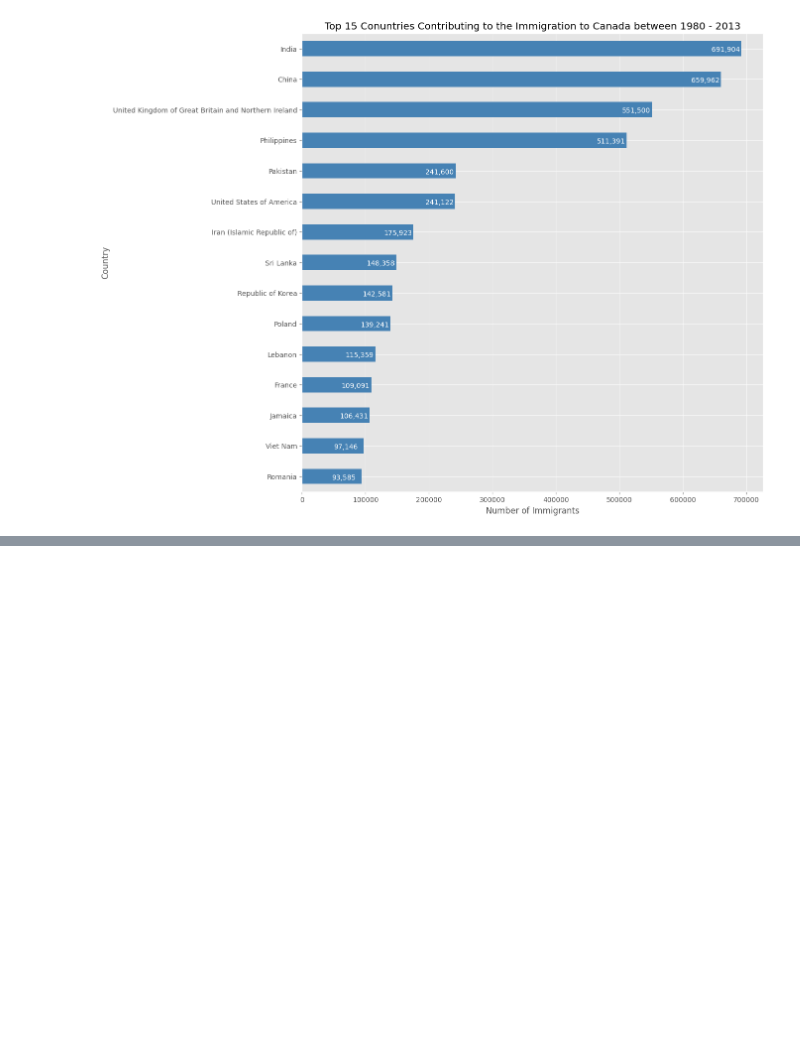
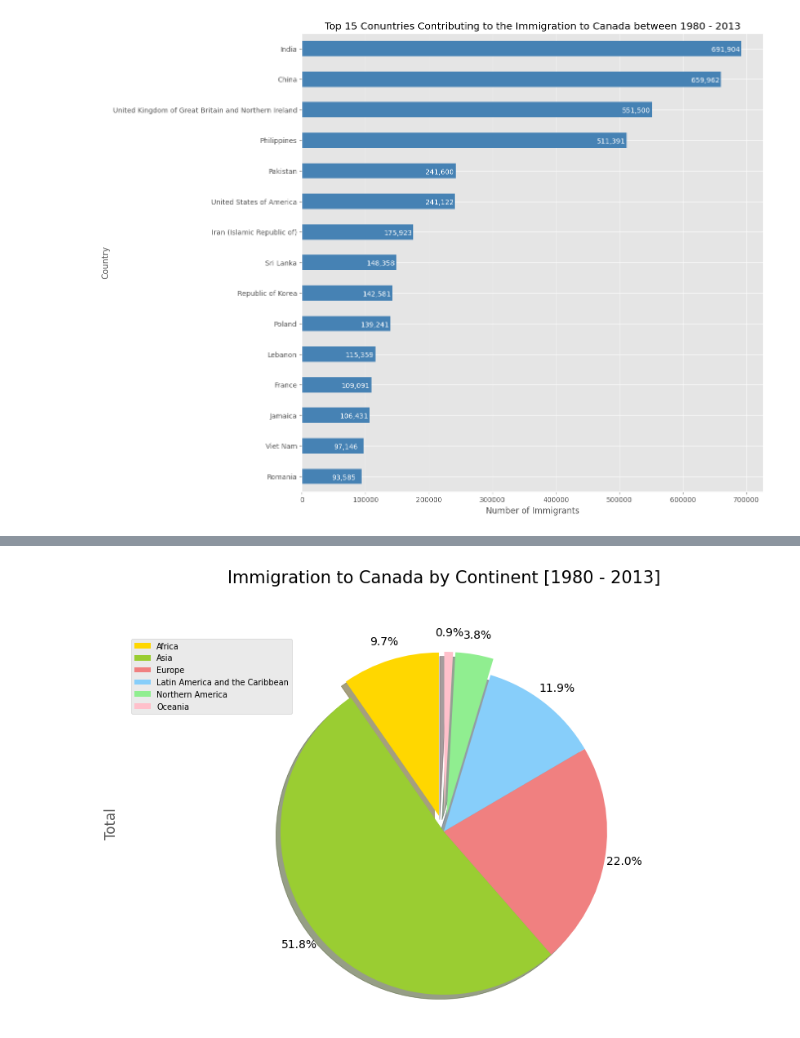
Before and after one commit to Divya13-lab/Git_Projects, a Jupyter notebook: Visualization.ipynb, the cells around one changed output, grey strips where cells are left out. Drawn from its saved outputs; the diff is of its cells as text; code cells hidden in the pictures; blank space fills up the shorter version.

```diff
--- a/Visualization.ipynb
+++ b/Visualization.ipynb
@@ -273,0 +278,7 @@ plt.show()
+# %%
+# group countries by continents and apply sum() function and the method is spliting data
+df_continents = df_can.groupby('Continent', axis=0).sum()
+
+print(type(df_can.groupby('Continent', axis=0)))
+
+df_continents.head()
@@ -273,0 +295,26 @@ plt.show()
+# %%
+colors_list = ['gold', 'yellowgreen', 'lightcoral', 'lightskyblue', 'lightgreen', 'pink']
+explode_list = [0.1, 0, 0, 0, 0.1, 0.1]
+# explode_list = [0.0, 0, 0, 0.1, 0.1, 0.2] # 'explode' lowest 3 continents
+
+df_continents['Total'].plot(kind='pie',
+                            figsize=(10, 6),
+                            autopct='%1.1f%%',
+                            startangle=90,
+                            shadow=True,
+                            labels=None,
+                            pctdistance=1.12,
+                            colors=colors_list,
+                            explode=explode_list
+                            )
+
+
+plt.title('Immigration to Canada by Continent [1980 - 2013]', y=1.12, fontsize = 15)
+
+plt.axis('equal')
+
+plt.legend(labels=df_continents.index, loc='upper left', fontsize=7)
+
+plt.show()
+# %% [output]
+[figure, added]
```
Also changed, not shown: parts of 5 cells of this notebook.
